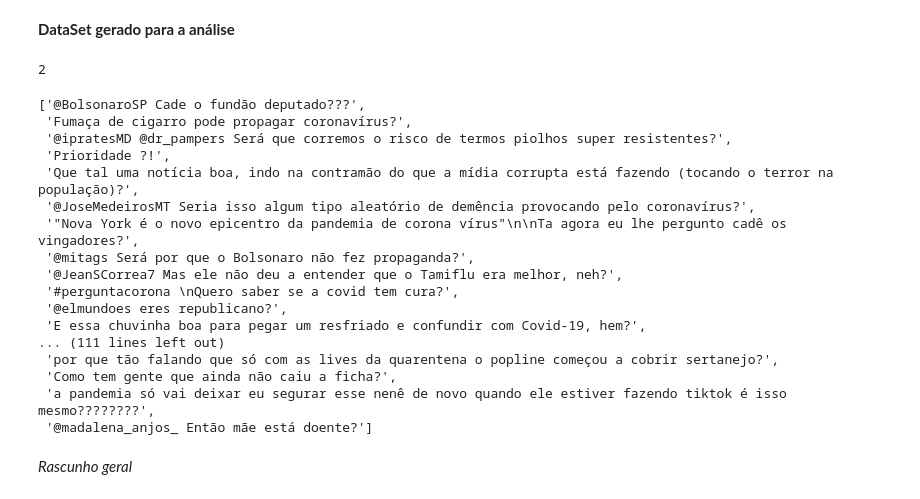
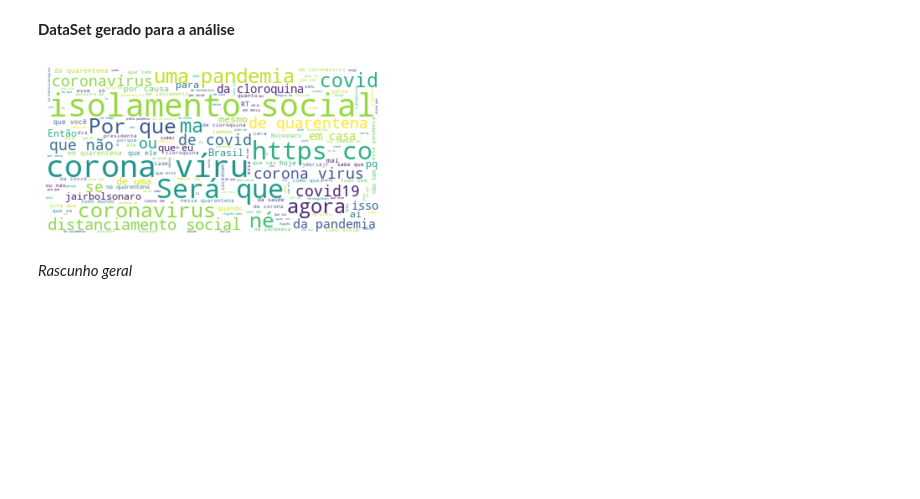
Before and after one commit to pauloigorms/covid-twitter-pecd, a Jupyter notebook: Programacao_Ciencia_Dados.ipynb, the cells around one changed output. Drawn from its saved outputs; the diff is of its cells as text; code cells hidden in the pictures; blank space fills up the shorter version.

```diff
--- a/Programacao_Ciencia_Dados.ipynb
+++ b/Programacao_Ciencia_Dados.ipynb
@@ -214,7 +227,7 @@ for i in range(0,valor):
         palavras = word_tokenize(row.lower())
         for palavra in palavras:
           if palavra == '?':
-            perguntas.append(row)
+            perguntas.append([row,i])
             break
     twitter.clear()
   except:
@@ -222,3 +237,20 @@ for i in range(0,valor):
+# %%
+twitter = []
+perguntas = []
+erro = []
+for i in range(0,valor):
+  try:
+    twitter.append(sent_tokenize(raw_data['texto'][i]))
+    for sentencas in twitter:
+      for row in sentencas:
+        palavras = word_tokenize(row.lower())
+        for palavra in palavras:
+          if palavra == '?':
+            perguntas.append([row,i])
+            break
+    twitter.clear()
+  except:
+    erro.append(i)
 # %% [markdown]
 *Resumo após a Mineração*
 # %%
@@ -234,30 +268,19 @@ len(perguntas)
 # %% [markdown]
 **DataSet gerado para a análise**
-# %%
-DuvidasDB = perguntas
-len(DuvidasDB)
-# %% [output]
-2
-# %%
-perguntas
-# %% [output]
-['@BolsonaroSP Cade o fundão deputado???',
- 'Fumaça de cigarro pode propagar coronavírus?',
- '@ipratesMD @dr_pampers Será que corremos o risco de termos piolhos super resistentes?',
- 'Prioridade ?!',
- 'Que tal uma notícia boa, indo na contramão do que a mídia corrupta está fazendo (tocando o terror na população)?',
- '@JoseMedeirosMT Seria isso algum tipo aleatório de demência provocando pelo coronavírus?',
- '"Nova York é o novo epicentro da pandemia de corona vírus"\n\nTa agora eu lhe pergunto cadê os vingadores?',
- '@mitags Será por que o Bolsonaro não fez propaganda?',
- '@JeanSCorrea7 Mas ele não deu a entender que o Tamiflu era melhor, neh?',
- '#perguntacorona \nQuero saber se a covid tem cura?',
- '@elmundoes eres republicano?',
- 'E essa chuvinha boa para pegar um resfriado e confundir com Covid-19, hem?',
-... (111 lines left out)
- 'por que tão falando que só com as lives da quarentena o popline começou a cobrir sertanejo?',
- 'Como tem gente que ainda não caiu a ficha?',
- 'a pandemia só vai deixar eu segurar esse nenê de novo quando ele estiver fazendo tiktok é isso mesmo????????',
- '@madalena_anjos_ Então mãe está doente?']
+# %%
+df_DuvidasDB = pd.DataFrame(DuvidasDB, columns=['Perguntas','Indice'])
+# df_DuvidasDB.to_csv(r'drive/My Drive/twitter/duvidasdb.csv', index = False)
+# df_DuvidasDB.head(1)
+question = df_DuvidasDB.Perguntas[1]
+questions = " ".join(twitter for twitter in df_DuvidasDB.Perguntas)
+# %%
+wordcloud = WordCloud(background_color="white").generate(questions)
+plt.figure()
+plt.imshow(wordcloud, interpolation='bilinear')
+plt.axis("off")
+plt.show()
+# %% [output]
+[figure, added]
 # %% [markdown]
 *Rascunho geral*
 # %%
```
Also changed, not shown: parts of 11 cells of this notebook.
